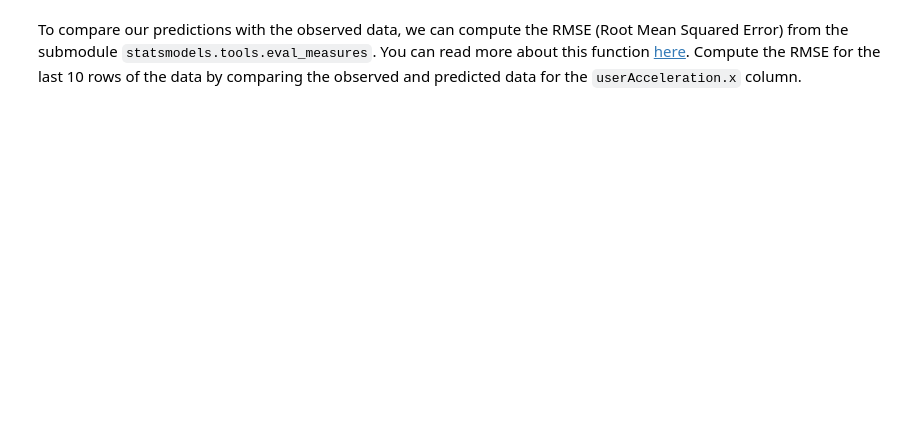
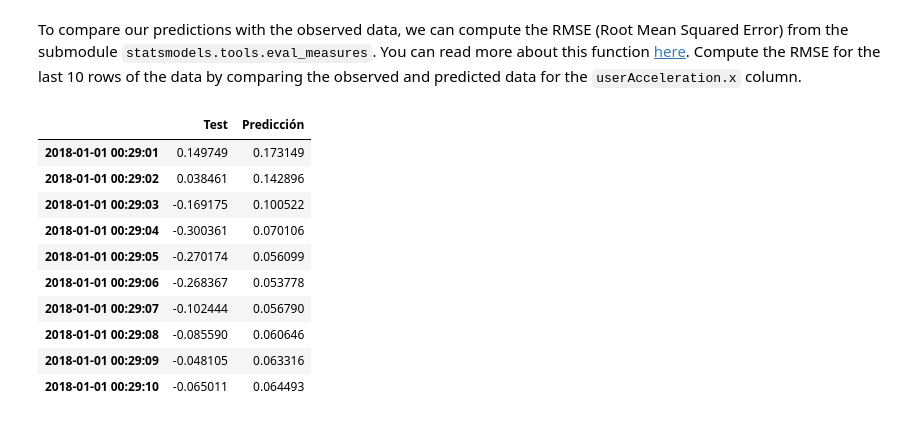
Before and after one commit to eduardoheros/lab-time-series, a Jupyter notebook: your-code/main.ipynb, the cells around one changed output. Saved outputs shown, nothing was run; the diff lists cells and outputs as text; code cells hidden in the pictures; blank space fills up the shorter version.

```diff
--- a/your-code/main.ipynb
+++ b/your-code/main.ipynb
@@ -150,0 +194,14 @@ To compare our predictions with the observed data, we can compute the RMSE (Root
+# %%
+error
+# %% [output]
+|  | Test | Predicción |
+| 2018-01-01 00:29:01 | 0.149749 | 0.173149 |
+| 2018-01-01 00:29:02 | 0.038461 | 0.142896 |
+| 2018-01-01 00:29:03 | -0.169175 | 0.100522 |
+| 2018-01-01 00:29:04 | -0.300361 | 0.070106 |
+| 2018-01-01 00:29:05 | -0.270174 | 0.056099 |
+| 2018-01-01 00:29:06 | -0.268367 | 0.053778 |
+| 2018-01-01 00:29:07 | -0.102444 | 0.056790 |
+| 2018-01-01 00:29:08 | -0.085590 | 0.060646 |
+| 2018-01-01 00:29:09 | -0.048105 | 0.063316 |
+| 2018-01-01 00:29:10 | -0.065011 | 0.064493 |
```
Also changed, not shown: parts of 12 cells of this notebook.
